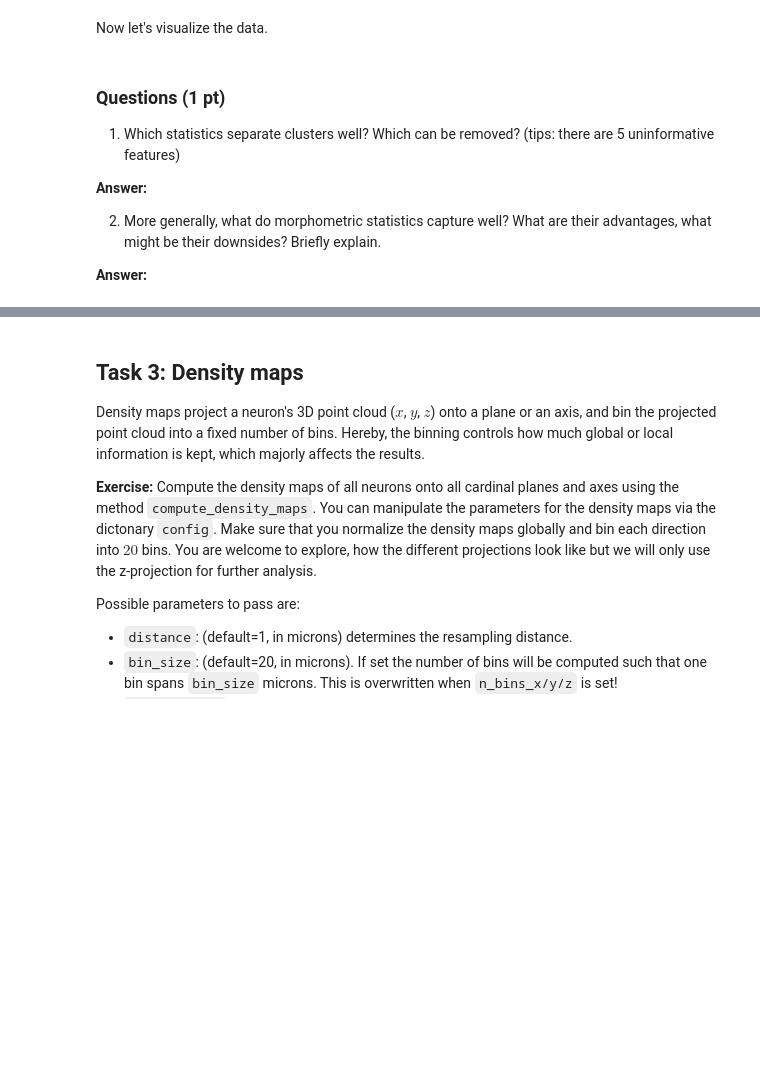
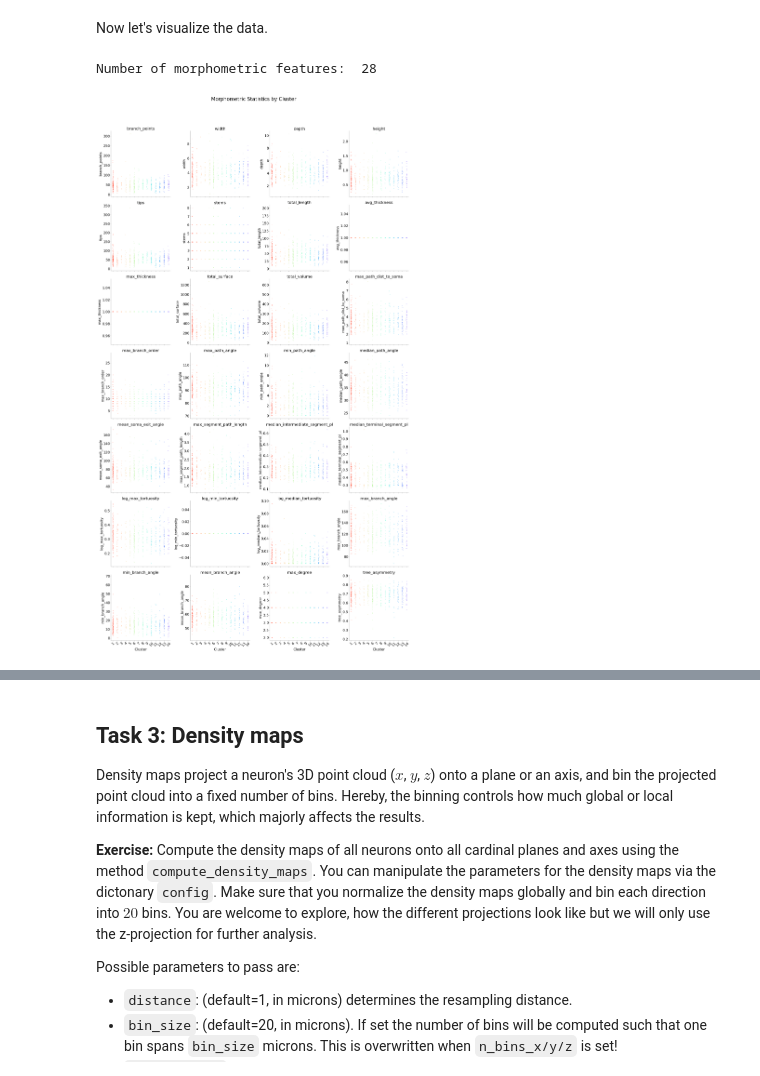
Before and after one commit to JuliusGrote/NDS_2025, a Jupyter notebook: notebooks/CodingLab8.ipynb, the cells around one changed output, grey strips where cells are left out. Cells and saved outputs as stored; diff of their text form; code cells hidden in the pictures; blank space fills up the shorter version.

```diff
--- a/notebooks/CodingLab8.ipynb
+++ b/notebooks/CodingLab8.ipynb
@@ -237,9 +254,14 @@ from morphopy.computation.feature_presentation import compute_morphometric_stati
 # 1. extraction the morphometric statistics for the entire data set (0.5 pts)
 # --------------------------------------------------------------------------
 
-ms_list =
+ms_list = []
+for neuron in neurons:
+    ms = compute_morphometric_statistics(neuron)
+    ms_list.append(ms)
 # -----------------------------------------------------------------------------------
-# 2. concatenate data into one pd.DataFrame and set the `Cell_nr`` as index (0.5 pts)
+# 2. concatenate data into one pd.DataFrame and set the `Cell_nr` as index (0.5 pts)
 # -----------------------------------------------------------------------------------
 
-morphometric_statistics =
+morphometric_statistics = pd.concat(ms_list, axis=0, ignore_index=True)
+morphometric_statistics.index.name = "Cell_nr"
+morphometric_statistics.head()
@@ -247,21 +278,34 @@ morphometric_statistics =
 Now let's visualize the data.
 # %%
 features = morphometric_statistics.columns.values
+print("Number of morphometric features: ", len(features))
 
-fig, axes = plt.subplots(4, 7, figsize=(18, 7))
+
+fig, axes = plt.subplots(7, 4, figsize=(18, 30), sharex=True)
 axes = axes.flatten()
 
 # -----------------------------------------------------------
 # Create a scatter/strip plot for each morphometric statistic
 # showing how it varies across clusters. (2 pts)
 # -----------------------------------------------------------
+for i, feature in enumerate(features):
+    ax = axes[i]
+    sns.stripplot(
+        x=labels["cluster"],
+        y=morphometric_statistics[feature],
+        ax=ax,
+        palette=colors,
+        jitter=True,
+        alpha=1,
+        size=3,
+    )
+    ax.set_title(feature, fontsize=16)
+    ax.set_xlabel("Cluster")
+    ax.set_ylabel(feature)
+    ax.set_xticklabels(cluster_label, rotation=45)
+plt.tight_layout()
+plt.suptitle("Morphometric Statistics by Cluster", fontsize=20, y=1.05)
+plt.show()
+# %% [output]
+Number of morphometric features:  28
+[figure, added]
-# %% [markdown]
-### Questions (1 pt)
-
-1) Which statistics separate clusters well? Which can be removed? (tips: there are 5 uninformative features)
-
-**Answer:**
-
-2) More generally, what do morphometric statistics capture well? What are their advantages, what might be their downsides? Briefly explain.
-
-**Answer:**
```
Also changed, not shown: parts of 6 cells of this notebook, 1 other file.
